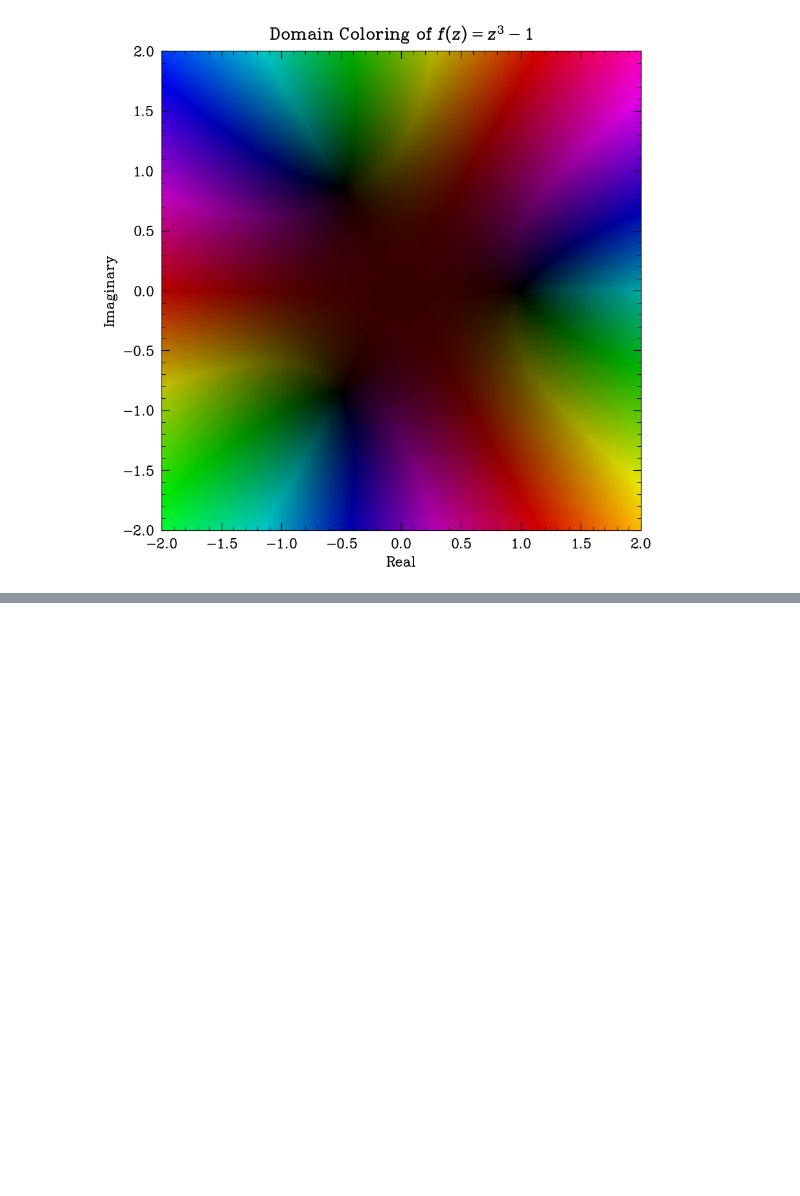
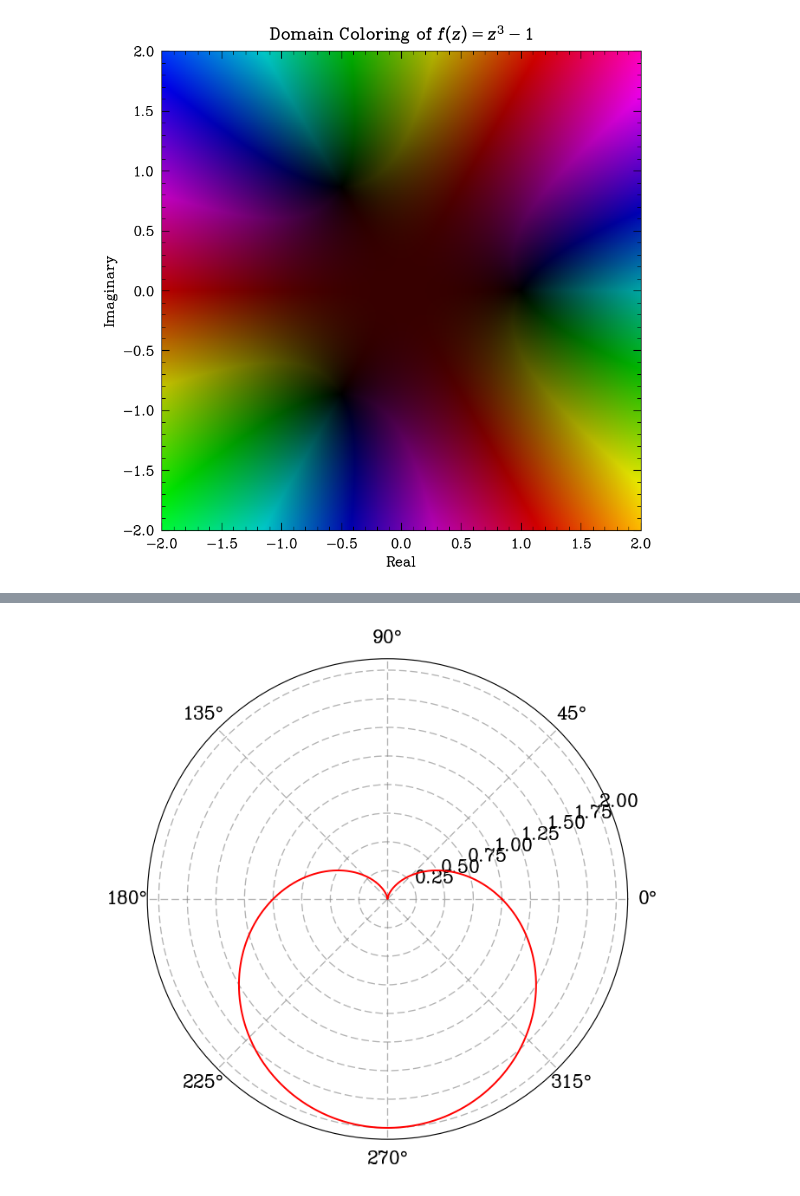
Before and after one commit to catastropiyush/coursework-notebooks, a Jupyter notebook: Numerical_methods_class.ipynb, the cells around one changed output, grey strips where cells are left out. Saved outputs shown, nothing was run; the diff lists cells and outputs as text; code cells hidden in the pictures; blank space fills up the shorter version.

```diff
--- a/Numerical_methods_class.ipynb
+++ b/Numerical_methods_class.ipynb
@@ -1198,0 +1236,14 @@ domain_coloring(f)
+# %%
+def cardioid_polar(a):
+    theta = np.linspace(0, 2*np.pi, 1000)
+    r = a*(1 - np.sin(theta))
+    graph = plt.subplot(111, polar=True)
+    graph.plot(theta, r, color='red')
+    plt.savefig('heart-polar.png')
+    plt.show()
+
+
+if __name__ == '__main__':
+    cardioid_polar(1) # draw a cardioid according to the polar equation
+# %% [output]
+[figure, added]
```
Also changed, not shown: parts of 2 cells of this notebook.
